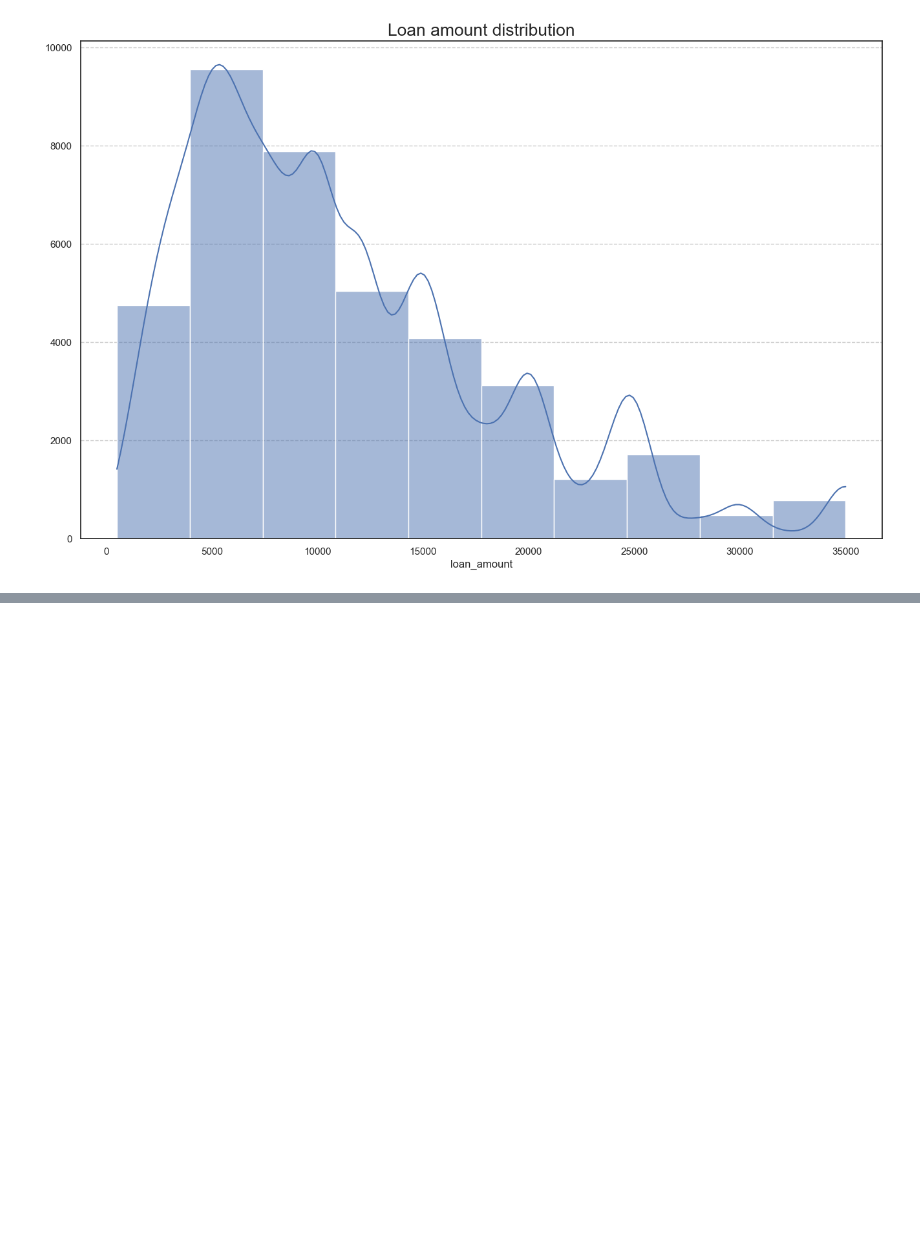
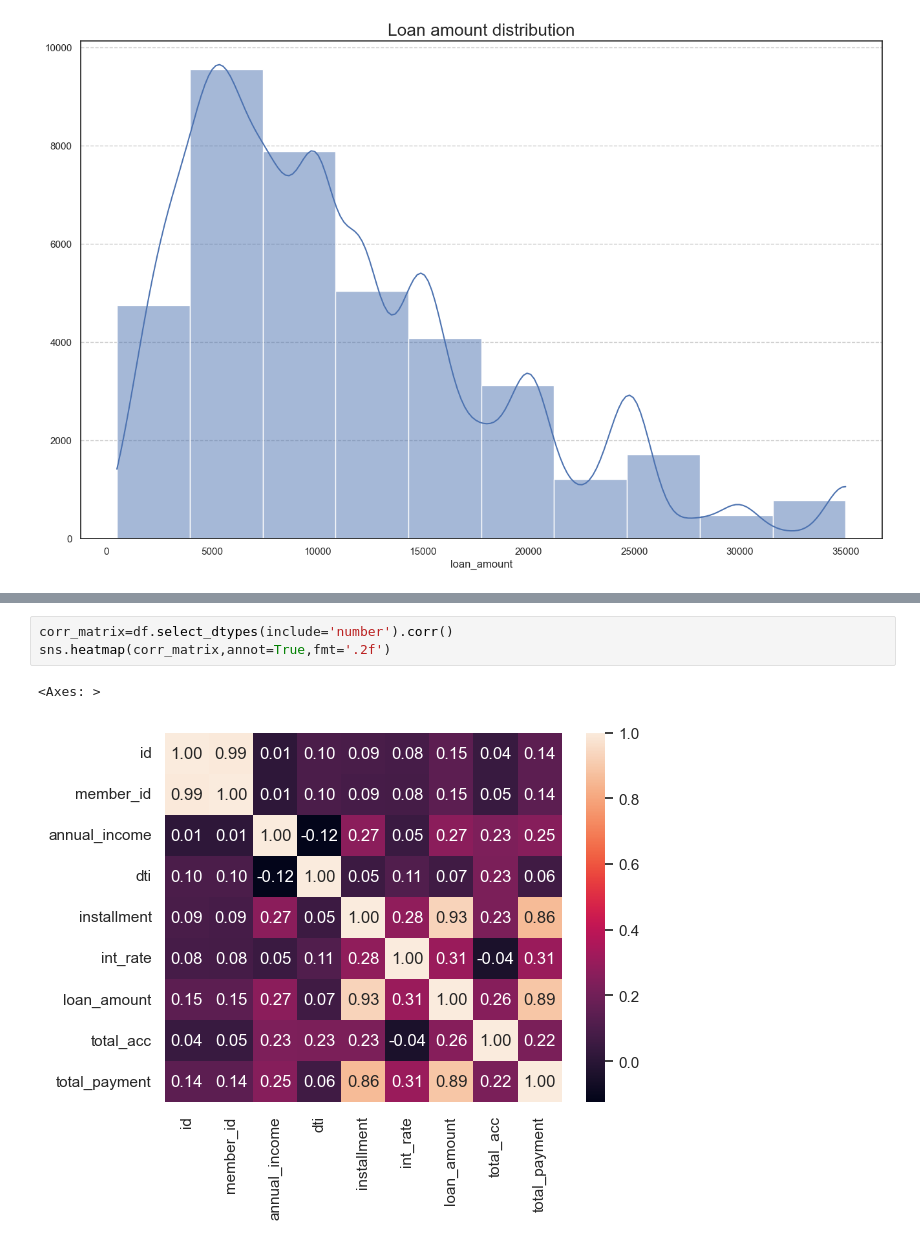
Before and after one commit to kanchanasubramani/Pandas-Matplotlib-Seaborn, a Jupyter notebook: seaborn.ipynb, the cells around one changed output, grey strips where cells are left out. Cells and saved outputs as stored; diff of their text form; blank space fills up the shorter version.

```diff
--- a/seaborn.ipynb
+++ b/seaborn.ipynb
@@ -301,0 +308,6 @@ plt.show()
+# %%
+corr_matrix=df.select_dtypes(include='number').corr()
+sns.heatmap(corr_matrix,annot=True,fmt='.2f')
+# %% [output]
+<Axes: >
+[figure, added]
```
Also changed, not shown: parts of 19 cells of this notebook.
